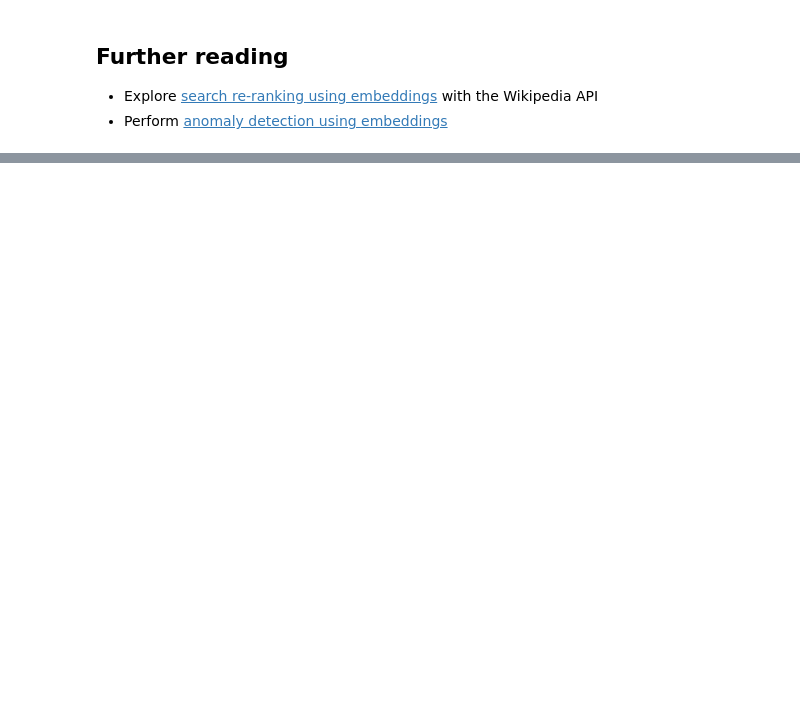
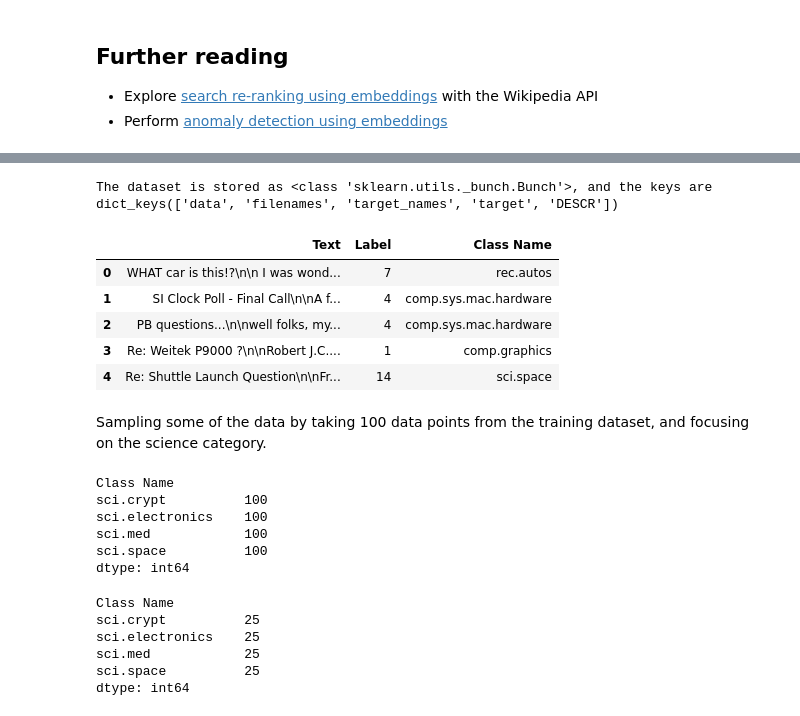
Before and after one commit to kwonowk/google-gen-ai-course, a Jupyter notebook: p2_Embedding.ipynb, the cells around one changed output, grey strips where cells are left out. Drawn from its saved outputs; the diff is of its cells as text; code cells hidden in the pictures; blank space fills up the shorter version.

```diff
--- a/p2_Embedding.ipynb
+++ b/p2_Embedding.ipynb
@@ -145,0 +185,8 @@ Try exploring the embeddings of your own datasets, or explore those available in
+# %%
+from sklearn.datasets import fetch_20newsgroups
+
+newsgroups_train = fetch_20newsgroups(subset="train")
+newsgroups_test = fetch_20newsgroups(subset="test")
+
+# View list of class names for dataset
+newsgroups_train.target_names
@@ -145,0 +234,49 @@ Try exploring the embeddings of your own datasets, or explore those available in
+# %%
+print(f'The dataset is stored as {type(newsgroups_train)}, and the keys are {newsgroups_train.keys()}')
+# %% [output]
+The dataset is stored as <class 'sklearn.utils._bunch.Bunch'>, and the keys are dict_keys(['data', 'filenames', 'target_names', 'target', 'DESCR'])
+# %%
+import email
+import re
+
+import pandas as pd
+
+
+def preprocess_newsgroup_row(data):
+    # Extract only the subject and body
+    msg = email.message_from_string(data)
+    text = f"{msg['Subject']}\n\n{msg.get_payload()}"
+    # Strip any remaining email addresses
+    text = re.sub(r"[\w\.-]+@[\w\.-]+", "", text)
+    # Truncate each entry to 5,000 characters
+    text = text[:5000]
+
+    return text
+
+
+def preprocess_newsgroup_data(newsgroup_dataset):
+    # Put data points into dataframe
+    df = pd.DataFrame(
+        {"Text": newsgroup_dataset.data, "Label": newsgroup_dataset.target}
+    )
+    # Clean up the text
+    df["Text"] = df["Text"].apply(preprocess_newsgroup_row)
+    # Match label to target name index
+    df["Class Name"] = df["Label"].map(lambda l: newsgroup_dataset.target_names[l])
+
+    return df
+# %%
+# Apply preprocessing function to training and test datasets
+df_train = preprocess_newsgroup_data(newsgroups_train)
+df_test = preprocess_newsgroup_data(newsgroups_test)
+
+df_train.head()
+# %% [output]
+|  | Text | Label | Class Name |
+| 0 | WHAT car is this!?\n\n I was wond... | 7 | rec.autos |
+| 1 | SI Clock Poll - Final Call\n\nA f... | 4 | comp.sys.mac.hardware |
+| 2 | PB questions...\n\nwell folks, my... | 4 | comp.sys.mac.hardware |
+| 3 | Re: Weitek P9000 ?\n\nRobert J.C.... | 1 | comp.graphics |
+| 4 | Re: Shuttle Launch Question\n\nFr... | 14 | sci.space |
+# %% [markdown]
+Sampling some of the data by taking 100 data points from the training dataset, and focusing on the science category.
@@ -145,0 +306,18 @@ Try exploring the embeddings of your own datasets, or explore those available in
+# %%
+df_train.value_counts("Class Name")
+# %% [output]
+Class Name
+sci.crypt          100
+sci.electronics    100
+sci.med            100
+sci.space          100
+dtype: int64
+# %%
+df_test.value_counts("Class Name")
+# %% [output]
+Class Name
+sci.crypt          25
+sci.electronics    25
+sci.med            25
+sci.space          25
+dtype: int64
```
Also changed, not shown: parts of 29 cells of this notebook.
